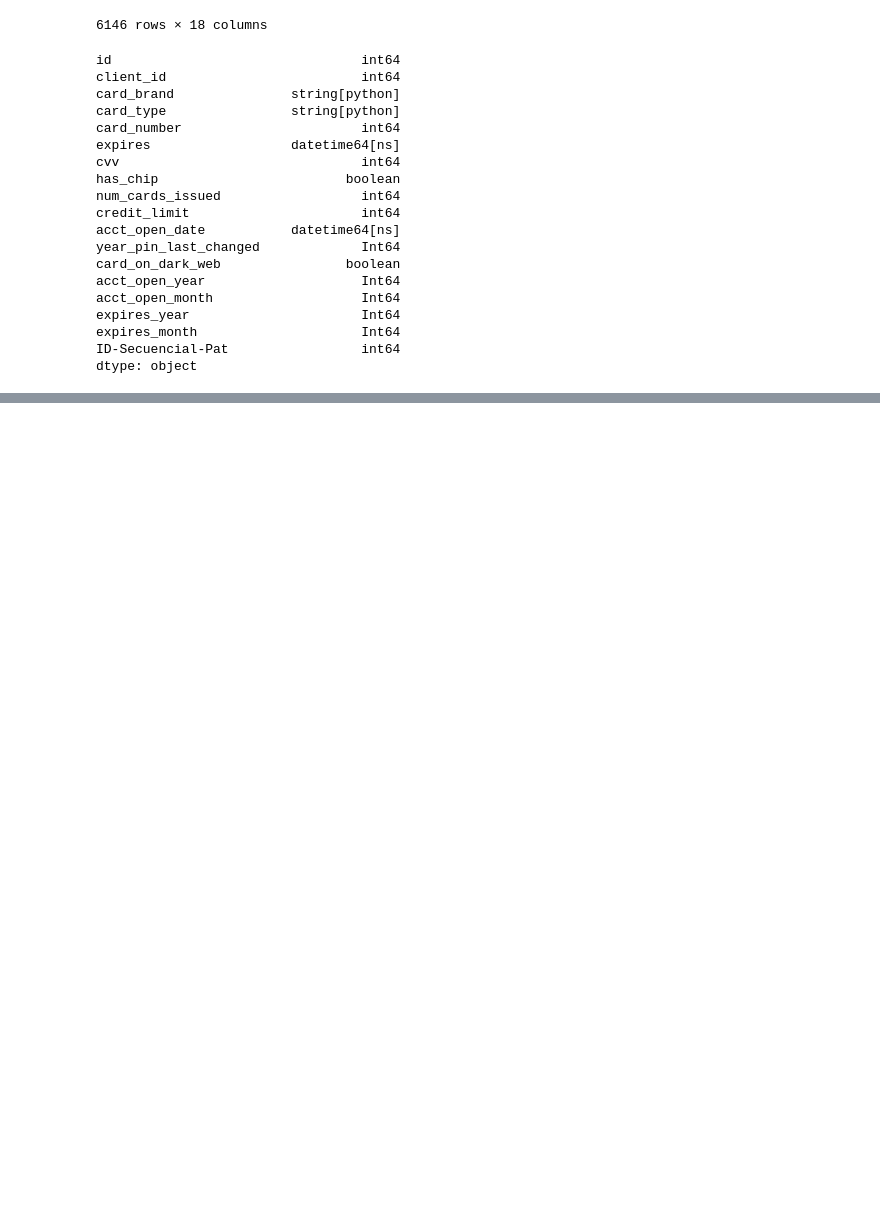
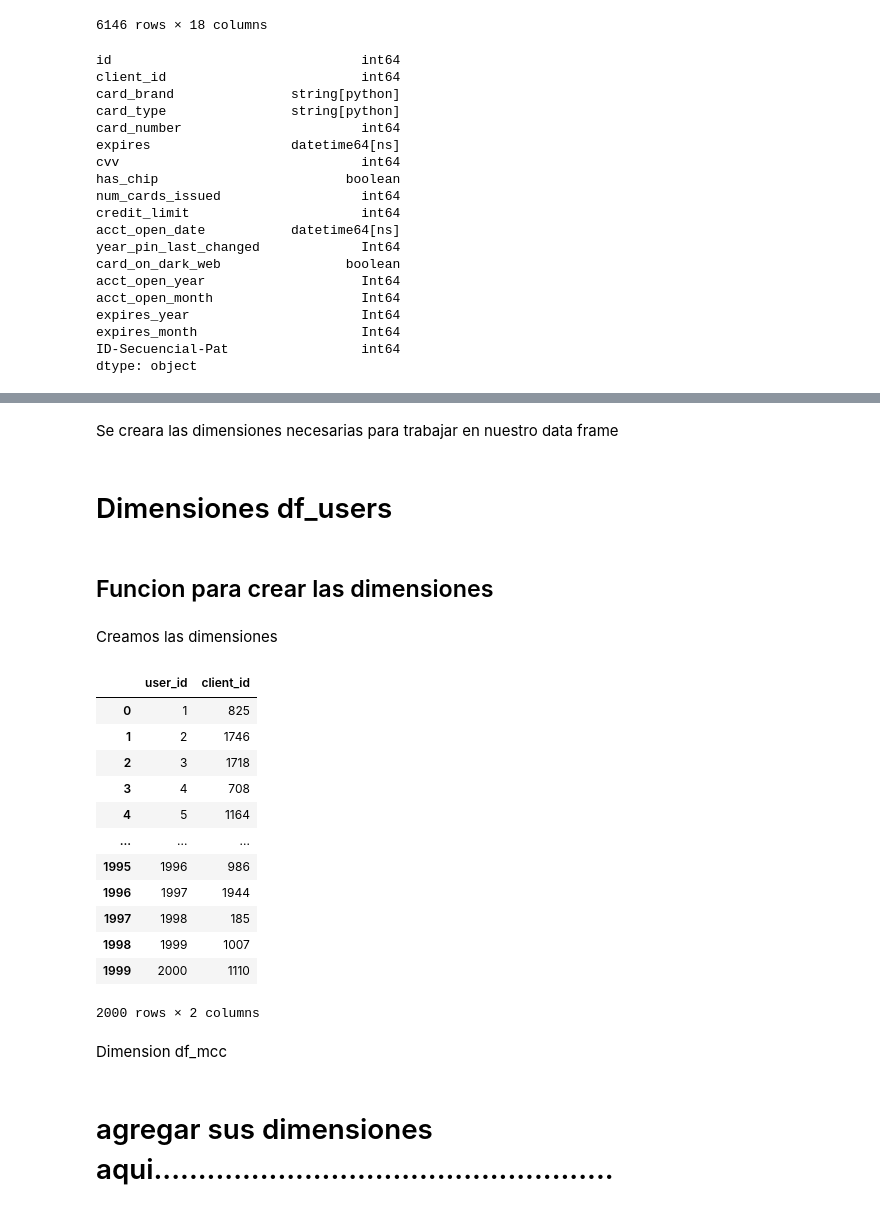
Before and after one commit to robertomalave/Practica_G11, a Jupyter notebook: ProyectoG11.ipynb, the cells around one changed output, grey strips where cells are left out. Drawn from its saved outputs; the diff is of its cells as text; code cells hidden in the pictures; blank space fills up the shorter version.

```diff
--- a/ProyectoG11.ipynb
+++ b/ProyectoG11.ipynb
@@ -1305,0 +1289,36 @@ dtype: object
+# %% [markdown]
+Se creara las dimensiones necesarias para trabajar en nuestro data frame
+# %% [markdown]
+# Dimensiones df_users
+# %% [markdown]
+## Funcion para crear las dimensiones
+# %%
+def create_dimension(data, id_name):
+    list_keys = []
+    value = 1
+    for _ in data:
+        list_keys.append(value)
+        value += 1
+    return pd.DataFrame({id_name: list_keys, 'values': data})
+# %% [markdown]
+Creamos las dimensiones
+# %%
+dim_users = create_dimension(df_users["id"].unique(), "user_id")
+dim_users = dim_users.rename(columns={"values": "client_id"})
+dim_users
+# %% [output]
+|  | user_id | client_id |
+| 0 | 1 | 825 |
+| 1 | 2 | 1746 |
+| 2 | 3 | 1718 |
+| 3 | 4 | 708 |
+| 4 | 5 | 1164 |
+| ... | ... | ... |
+| 1995 | 1996 | 986 |
+| 1996 | 1997 | 1944 |
+| 1997 | 1998 | 185 |
+| 1998 | 1999 | 1007 |
+| 1999 | 2000 | 1110 |
+2000 rows × 2 columns
+# %% [markdown]
+Dimension df_mcc
@@ -1305,0 +1329,2 @@ dtype: object
+# %% [markdown]
+# agregar sus dimensiones aqui....................................................
```
Also changed, not shown: parts of 38 cells of this notebook.
